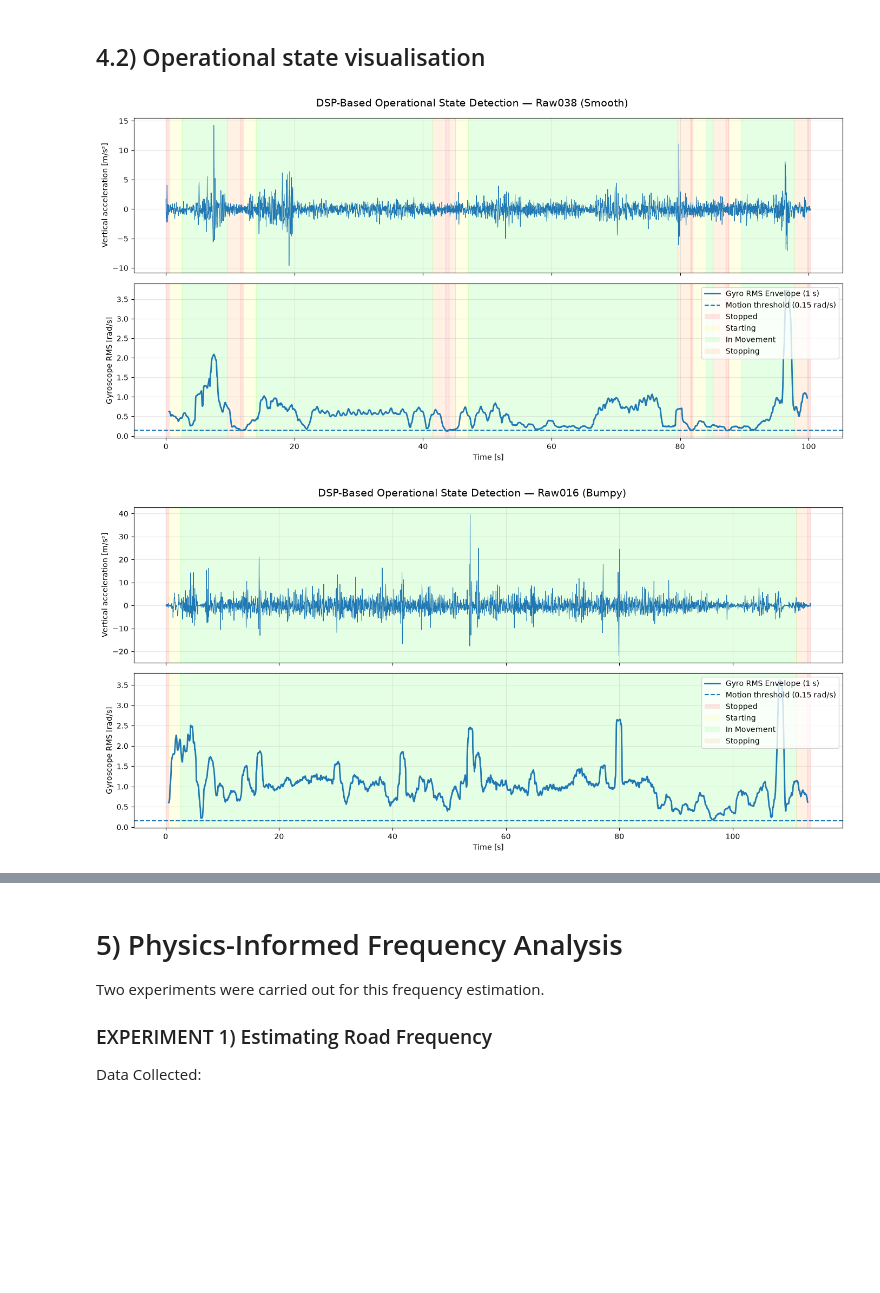
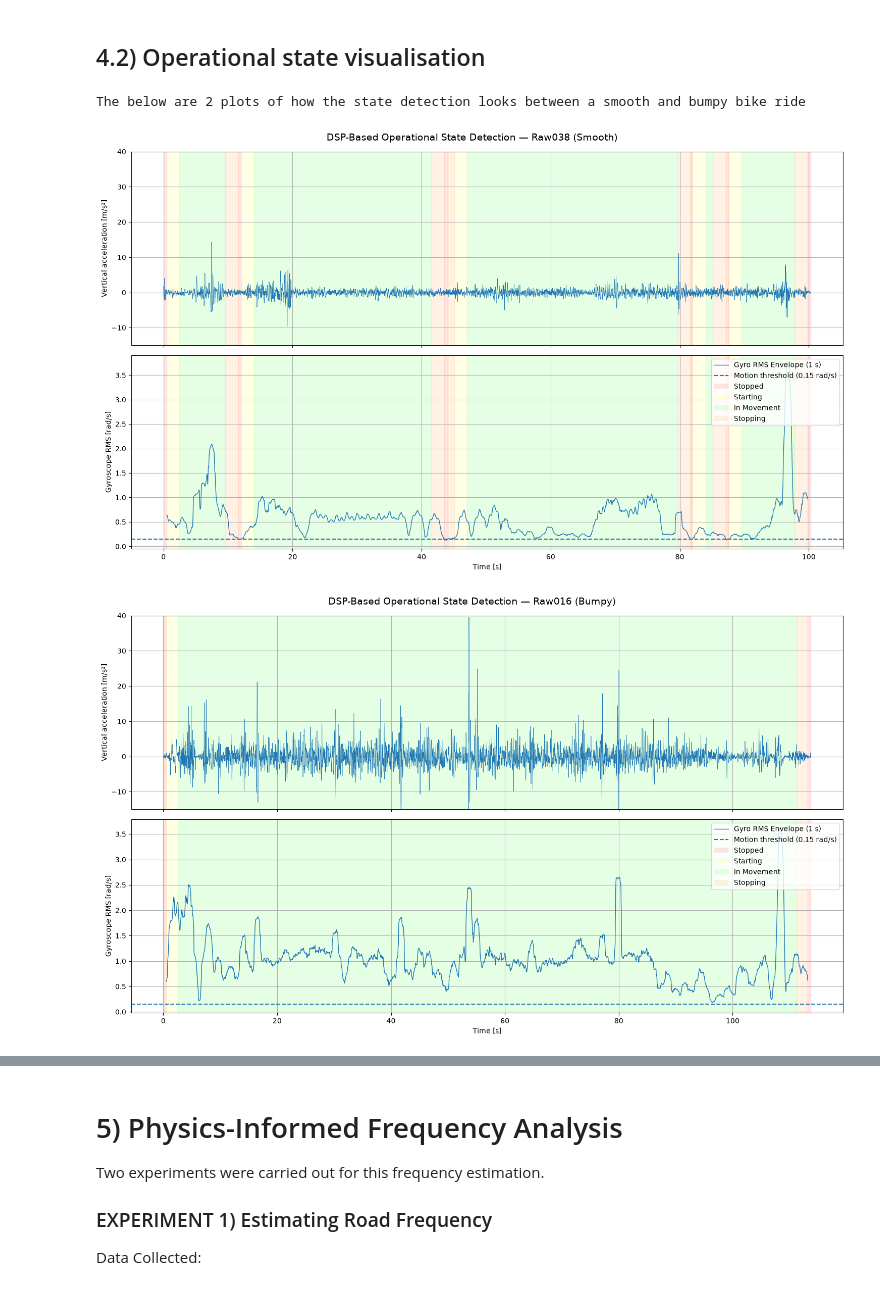
Before and after one commit to thesuacar/road-checker, a Jupyter notebook: notebook.ipynb, the cells around one changed output, grey strips where cells are left out. Cells and saved outputs as stored; diff of their text form; code cells hidden in the pictures; blank space fills up the shorter version.

```diff
--- a/notebook.ipynb
+++ b/notebook.ipynb
@@ -427,11 +427,7 @@ print("\nRecording durations:")
 total_duration_s = 0
 
 for recording_name in filtered_recording_names:
-    # Load only the time column to save memory
-    seconds_elapsed = pd.read_csv(
-        EXTRACTED_DIR / recording_name / "Accelerometer.csv",
-        usecols=["seconds_elapsed"]
-    )["seconds_elapsed"]
+    seconds_elapsed = pd.read_csv(EXTRACTED_DIR / recording_name / "Accelerometer.csv")["seconds_elapsed"]
 
     # Duration is the difference between the last and first timestamp
     duration_s = seconds_elapsed.iloc[-1] - seconds_elapsed.iloc[0]
@@ -767,12 +763,9 @@ Samples within ±20% of selected threshold: 1.35%
 # %% [markdown]
 ## 4.2) Operational state visualisation
 # %%
-def op_state_visualisation(plot_sample):
-    # Extract data for the specific recording, handling both MultiIndex and standard DataFrames
-    if isinstance(df.index, pd.MultiIndex) and 'recording_id' in df.index.names:
-        sample_rec = df.xs(plot_sample, level='recording_id').copy()
-    else:
-        sample_rec = df[df['recording_id'] == plot_sample].copy()
+def op_state_visualisation(recording_id):
+
+    sample_rec = df.xs(recording_id, level='recording_id')
 
     terrain_label = sample_rec['recording_terrain'].iloc[0]
     time = sample_rec['seconds_elapsed']
@@ -785,44 +778,49 @@ def op_state_visualisation(plot_sample):
         'Stopping': '#ffcc99'
     }
 
-    fig, axes = plt.subplots(2, 1, figsize=(14, 7), sharex=True)
+    fig, axes = plt.subplots(2, 1, figsize=(15, 9), sharex=True)
 
-    # ---- Raw vertical acceleration
-    axes[0].plot(time, sample_rec['vertical_dyn_acc'], linewidth=0.7)
-    axes[0].set_ylabel('Vertical acceleration [m/s²]')
-    axes[0].grid(alpha=0.3)
+    # Raw vertical acceleration
+    axes[0].set_ylim(-15, 40) # Setting the range of y as same for direct comparison
+    axes[0].plot(time, sample_rec['vertical_dyn_acc'], linewidth=0.5)
+    axes[0].set_ylabel('Vertical acceleration [m/s\u00b2]')
+    axes[0].grid(alpha=1.0)
 
-    # ---- Gyroscope RMS envelope
-    axes[1].plot(time, sample_rec['gyroscope_rms_envelope'], linewidth=2, label='Gyro RMS Envelope (1 s)')
+    # Gyroscope RMS envelope
+    axes[1].plot(time, sample_rec['gyroscope_rms_envelope'], linewidth=1, label='Gyro RMS Envelope (1 s)')
     axes[1].axhline(motion_threshold, linestyle='--', label=f'Motion threshold ({motion_threshold:.2f} rad/s)')
     axes[1].set_ylabel('Gyroscope RMS [rad/s]')
     axes[1].set_xlabel('Time [s]')
-    axes[1].grid(alpha=0.3)
+    axes[1].grid(alpha=1.0)
 
     # Shade operational states in both panels
     for state, color in state_colors.items():
-        mask = sample_rec['operational_state'] == state
+        mask = sample_rec['operational_state'].eq(state)
 
         for ax in axes:
             # transform=ax.get_xaxis_transform() allows filling the entire y-axis (0 to 1)
             # using the axes coordinates, rather than relying on the data's specific y-scale
             ax.fill_between(time, 0, 1, where=mask, transform=ax.get_xaxis_transform(), color=color, alpha=0.25)
 
     # Create custom legend patches for the shaded background regions
     state_legend = [Patch(facecolor=color, alpha=0.25, label=state) for state, color in state_colors.items()]
 
     # Combine the line plots' legend with the custom state color patches
     handles, labels = axes[1].get_legend_handles_labels()
     axes[1].legend(handles + state_legend, labels + list(state_colors.keys()), loc='upper right')
 
-    fig.suptitle(f'DSP-Based Operational State Detection — {plot_sample} ({terrain_label})', fontsize=14)
+    fig.suptitle(f'DSP-Based Operational State Detection — {recording_id} ({terrain_label})', fontsize=14)
 
     plt.tight_layout()
     plt.show()
 
+print("")
+print("The below are 2 plots of how the state detection looks between a smooth and bumpy bike ride")
+print("")
 op_state_visualisation("Raw038")
 op_state_visualisation("Raw016")
 # %% [output]
+The below are 2 plots of how the state detection looks between a smooth and bumpy bike ride
-[figure, old version]
+[figure, new version]
-[figure, old version]
+[figure, new version]
 # %% [markdown]
```
Also changed, not shown: parts of 19 cells of this notebook.
